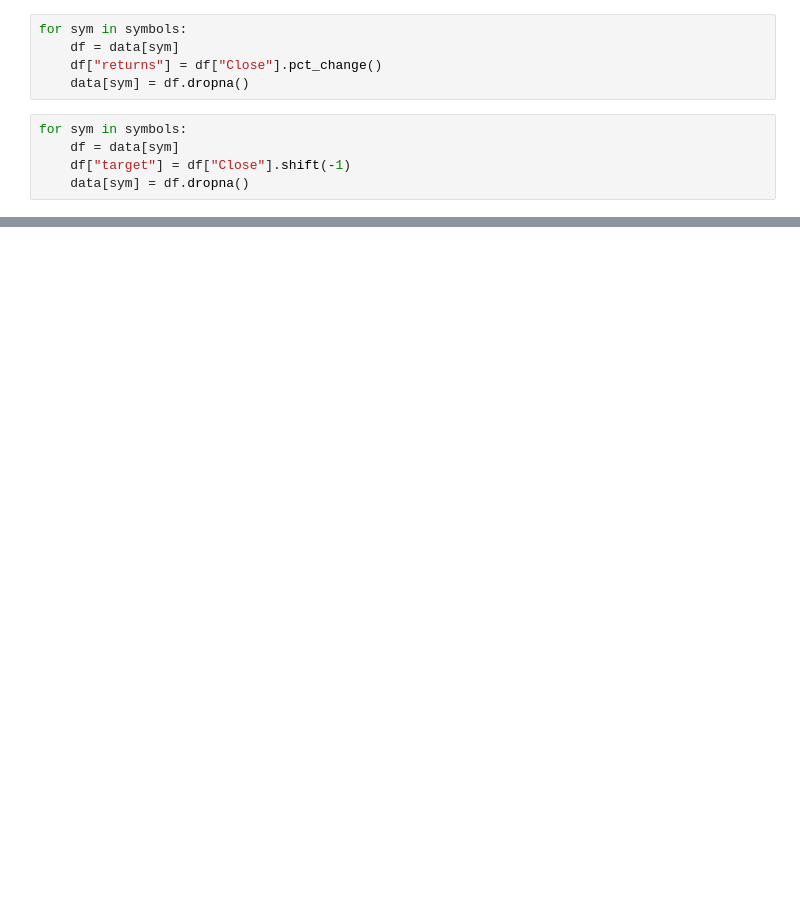
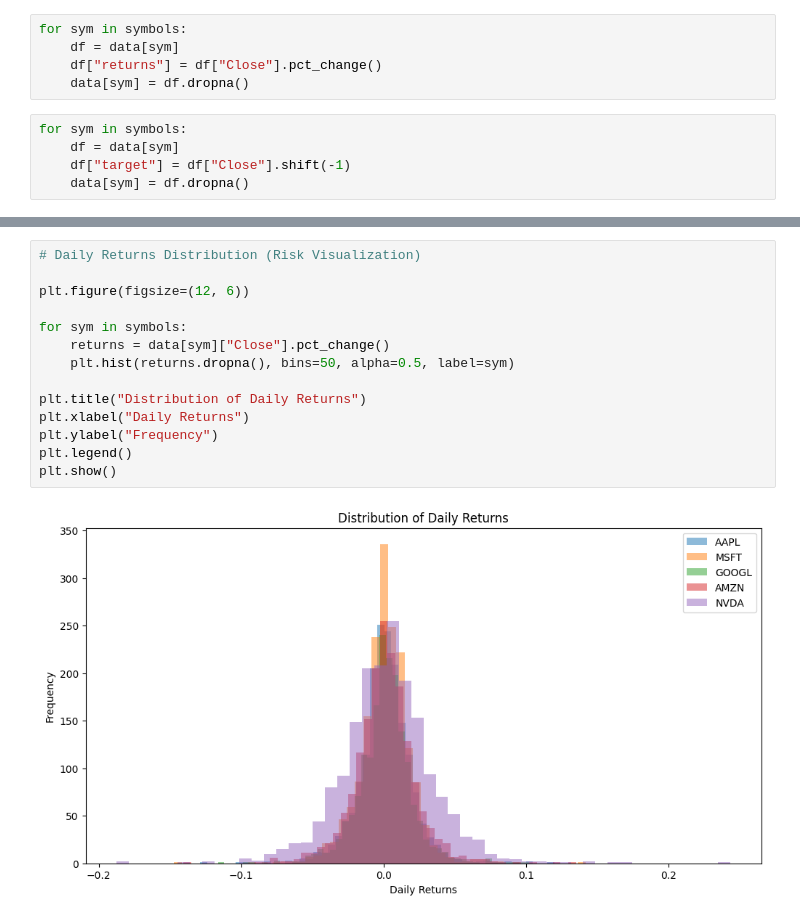
Before and after one commit to ajay9803/stock_market_prediction, a Jupyter notebook: main.ipynb, the cells around one changed output, grey strips where cells are left out. Drawn from its saved outputs; the diff is of its cells as text; blank space fills up the shorter version.

```diff
--- a/main.ipynb
+++ b/main.ipynb
@@ -62,0 +65,16 @@ NVDA baseline MAE: 0.69
+# %%
+# Daily Returns Distribution (Risk Visualization)
+
+plt.figure(figsize=(12, 6))
+
+for sym in symbols:
+    returns = data[sym]["Close"].pct_change()
+    plt.hist(returns.dropna(), bins=50, alpha=0.5, label=sym)
+
+plt.title("Distribution of Daily Returns")
+plt.xlabel("Daily Returns")
+plt.ylabel("Frequency")
+plt.legend()
+plt.show()
+# %% [output]
+[figure, added]
```
Also changed, not shown: parts of 7 cells of this notebook.
